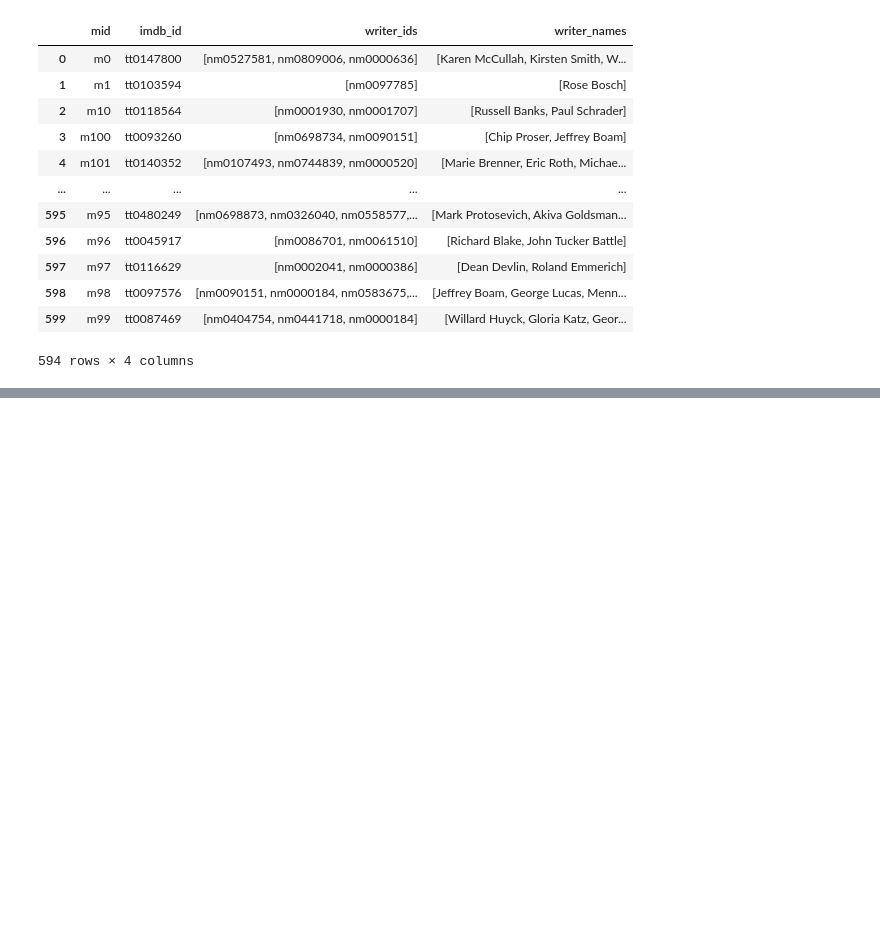
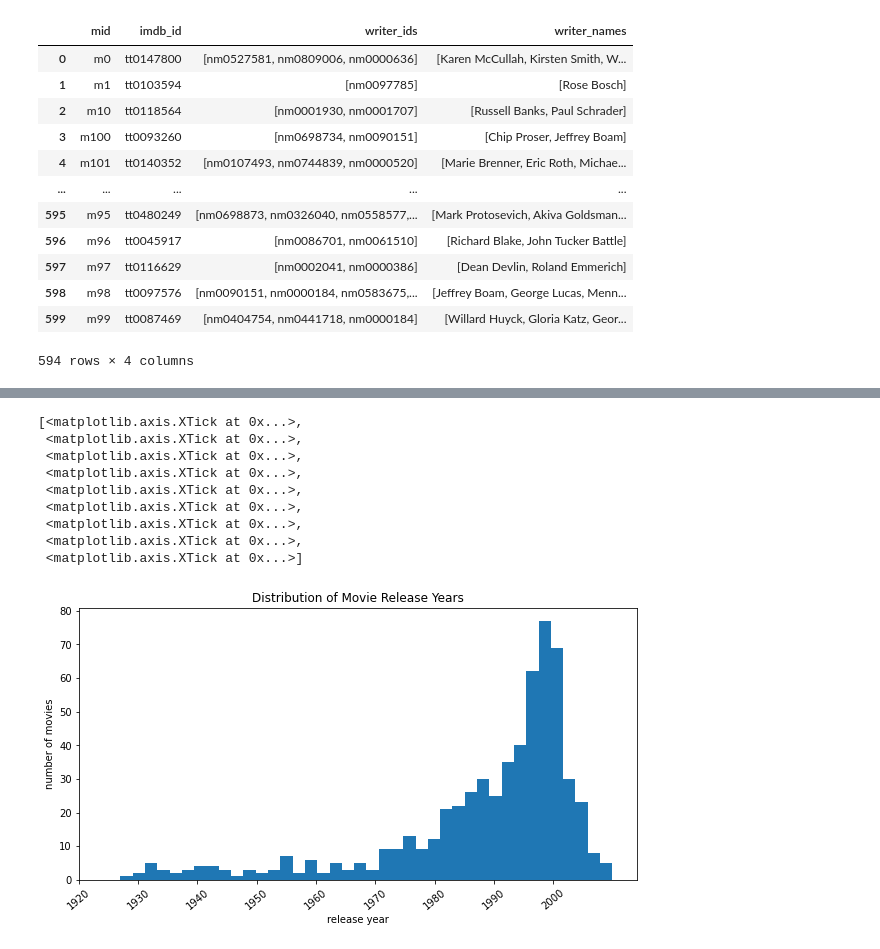
Before and after one commit to gdelacru8/gender-rep-in-movies-project, a Jupyter notebook: data_processing_code/project_data_processing.ipynb, the cells around one changed output, grey strips where cells are left out. Saved outputs shown, nothing was run; the diff lists cells and outputs as text; code cells hidden in the pictures; blank space fills up the shorter version.

```diff
--- a/data_processing_code/project_data_processing.ipynb
+++ b/data_processing_code/project_data_processing.ipynb
@@ -477,0 +487,3 @@ dialogue_writers_sorted.to_csv('dialogue_writers.csv', encoding='utf-8')
+# %%
+mids = list(dialogue_writers_sorted['mid'])
+len(mids)
@@ -477,0 +492,2 @@ dialogue_writers_sorted.to_csv('dialogue_writers.csv', encoding='utf-8')
+# %%
+titles = cmovies.loc[cmovies['movie_id'].isin(mids), :]
@@ -477,0 +510,8 @@ dialogue_writers_sorted.to_csv('dialogue_writers.csv', encoding='utf-8')
+# %%
+# strip all release dates of any non-numerical pre or post fixes
+for i, row in titles.iterrows():
+    release_yr = titles.at[i, 'release_yr']
+    titles.at[i, 'release_yr'] = titles.at[i,'release_yr'].strip('/I')
+# %%
+# convert release dates to int type
+titles = titles.astype({'release_yr': 'int'})
@@ -477,0 +530,19 @@ dialogue_writers_sorted.to_csv('dialogue_writers.csv', encoding='utf-8')
+# %%
+titles_hist = titles['release_yr'].plot(kind = 'hist', bins = 40,figsize = (10,5),
+                                        title = 'Distribution of Movie Release Years',
+                                        rot = 40)
+
+titles_hist.set_ylabel('number of movies')
+titles_hist.set_xlabel('release year')
+titles_hist.set_xticks(np.arange(1920, 2010, step=10))
+# %% [output]
+[<matplotlib.axis.XTick at 0x...>,
+ <matplotlib.axis.XTick at 0x...>,
+ <matplotlib.axis.XTick at 0x...>,
+ <matplotlib.axis.XTick at 0x...>,
+ <matplotlib.axis.XTick at 0x...>,
+ <matplotlib.axis.XTick at 0x...>,
+ <matplotlib.axis.XTick at 0x...>,
+ <matplotlib.axis.XTick at 0x...>,
+ <matplotlib.axis.XTick at 0x...>]
+[figure, added]
```
Also changed, not shown: parts of 9 cells of this notebook, 3 other files.
